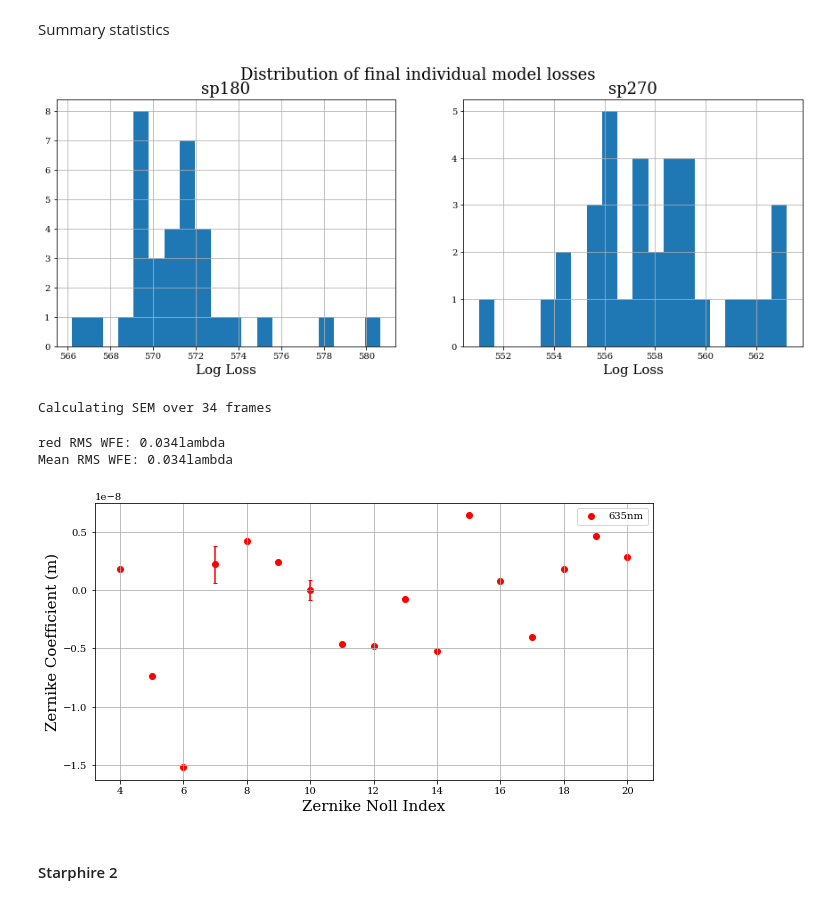
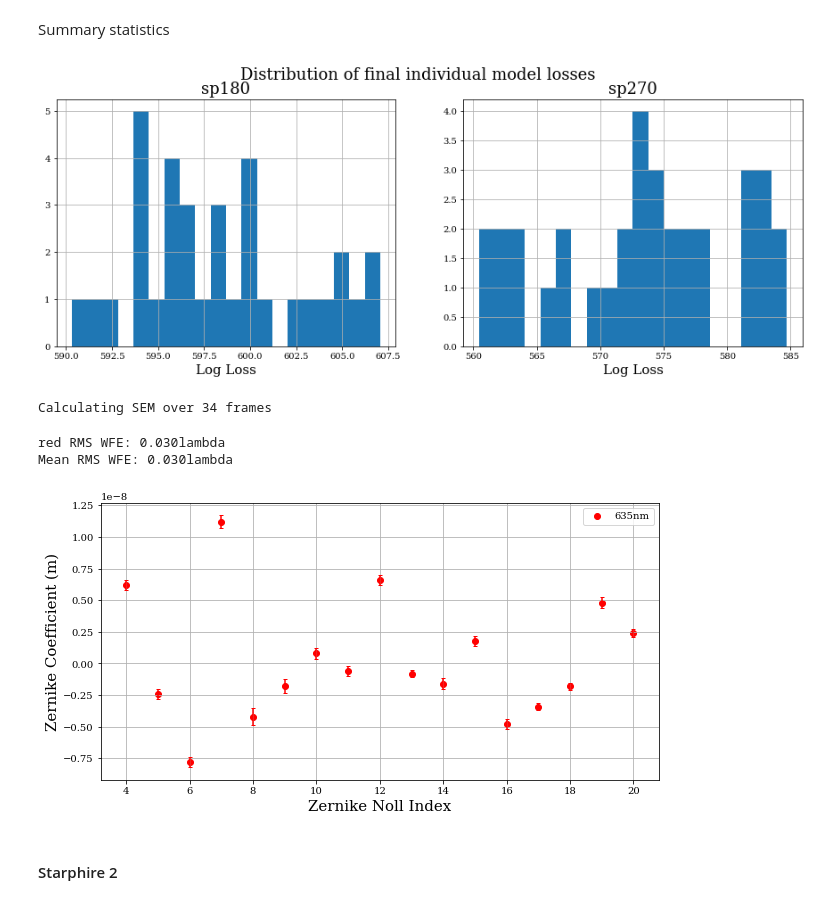
Before and after one commit to TolimanSpace/toliman_dp_design_testing, a Jupyter notebook: Gluing_Characterisation_1_26.ipynb, the cells around one changed output. Cells and saved outputs as stored; diff of their text form; code cells hidden in the pictures.

```diff
--- a/Gluing_Characterisation_1_26.ipynb
+++ b/Gluing_Characterisation_1_26.ipynb
@@ -157,7 +157,7 @@ We have an imperfect system. Load in the system aberrations (calculated using Sy
 # %%
 # would have to run new sys analysis on flipped data
 # f_aberr = "data/spider/retrieval_results/16_09_mean_coeffs_combined.npy"
-f_aberr = "data/spider/retrieval_results/08_01_2026/system_coeffs_dict.pkl"
+f_aberr = "data/spider/retrieval_results/12_01_2026/system_coeffs_dict.pkl"
 
 syst_noll = jnp.arange(4, 15) # only first 14 Zernike modes (excluding piston and tip/tilt) are used to classify syst aberrations
 # syst_coeffs = jnp.load(f_aberr)
@@ -251,7 +251,7 @@ Text(0.5, 1.0, 'Spider 180')
 #### Starphire 1
 # %%
 # Location on detector
-row_start, col_start = 1810, 3312 # Start coord of window on det where data was taken
+row_start, col_start = 1840, 3340 # Start coord of window on det where data was taken
 row_len, col_len = 150, 148   # window size of recorded data
 
 alpha_cropped = jnp.flip(alpha[row_start:row_start+row_len, col_start:col_start+col_len])
@@ -262,8 +262,8 @@ gamma_cropped = jnp.flip(gamma[row_start:row_start+row_len, col_start:col_start+
 img_fnames = [
     # "non_glued/14_04_2025/14_04_0deg_green_80us_0gain_img_stack_batch_0.npy",
     # "non_glued/14_04_2025/14_04_90deg_green_80us_0gain_img_stack_batch_0.npy",
-    "non_glued/08_01_2026/08_01_2026_plate#3_0deg_red_173us_0gain_img_stack_batch_0.npy",
-    "non_glued/08_01_2026/08_01_2026_plate#3_90deg_red173us_0gain_img_stack_batch_0.npy",
+    "non_glued/12_01_2026/12_01_2026_plate#3_0deg_red_173us_0gain_Xoff3340_Yoff1840_img_stack_batch_0.npy",
+    "non_glued/12_01_2026/12_01_2026_plate#3_90deg_red_173us_0gain_Xoff3340_Yoff1840_img_stack_batch_0.npy",
 
 ]
 labels = [
@@ -275,8 +275,8 @@ labels = [
 bckgnd_fnames = [
     # "non_glued/14_04_2025/14_04_0deg_green_bckgnd_80us_0gain_img_stack_batch_0.npy",
     # "non_glued/14_04_2025/14_04_plate2_90deg_green_bckgnd_80us_0gain_img_stack_batch_0.npy",
-    "non_glued/08_01_2026/08_01_2026_plate#3_0deg_red_bckgnd173us_0gain_img_stack_batch_0.npy",
-    "non_glued/08_01_2026/08_01_2026_plate#3_90deg_red_bckgnd173us_0gain_img_stack_batch_0.npy",
+    # "non_glued/12_01_2026/08_01_2026_plate#3_0deg_red_bckgnd173us_0gain_img_stack_batch_0.npy",
+    # "non_glued/12_01_2026/08_01_2026_plate#3_90deg_red_bckgnd173us_0gain_img_stack_batch_0.npy",
 ]
 
 imgs = jnp.asarray([np.flip(np.load(data_dir+img_fname)) for img_fname in img_fnames])
@@ -285,7 +285,7 @@ step_sz = int(imgs[0].shape[0]/n_frames) # step size for frames (equally spaced
 
 bckgnds = jnp.asarray([np.mean(np.flip(np.load(data_dir+bckgnd_fname)),axis=0) for bckgnd_fname in bckgnd_fnames])  # single bck
 # %%
-save_dir = "data/non_glued/08_01_2026/"
+save_dir = "data/non_glued/12_01_2026/"
 if not os.path.exists(save_dir):
     os.makedirs(save_dir)
 elif len(os.listdir(save_dir)) != 0:
@@ -394,7 +394,7 @@ optimisation_manager = JointOptimManager(optim_managers=OMS,
                                         jointly_fit_params=["aperture.coefficients"], # coefficients should be same over time over both spider orientations
                                         )
 # %%
-optimisation_manager.run_optimisation(num_steps=1500)
+optimisation_manager.run_optimisation(num_steps=1000)
 # %%
 filenames = [save_dir+plate_name+"_red_0deg_stored_params_dict.pkl", save_dir+plate_name+"_red_90deg_stored_params_dict.pkl"]
 optimisation_manager.save_stored_params(filenames=filenames)
@@ -534,7 +534,7 @@ for i, stored_params_dict in enumerate(config_stored_params):
     plt.grid()
     it +=1
 # %% [output]
-[figure, old version]
+[figure, new version]
 # %%
 # calc CRLB and save coeffs + associated uncertainties
 # called AFTER optimisation (i.e. evaluated at MLE)
@@ -557,37 +561,37 @@ stored_coeffs = pickle.load(open(save_dir +plate_name+ "_red_coeffs_dict.pkl",'r
 mean, stdev = stored_coeffs["value"], stored_coeffs["SEM"]
 
 plt.figure(figsize=(10,5))
 wf_errs = []
 labels = ['red']
 stdevs = [stdev]
 for i,coeffs in enumerate([mean]):
 
     if 'red' in labels[i]:
         wl = red_laser_wl
         colour = 'r'
     elif 'green' in labels[i]:
         wl = green_laser_wl
         colour = 'g'
     else:
         ValueError("Unknown Wavelength")
 
     plt.scatter(zernike_indicies, coeffs, label=str(round(wl*1e9))+"nm", c=colour)
-    plt.errorbar(zernike_indicies, coeffs, yerr=stdevs[i],ecolor=colour, capsize=2,linestyle='')
+    plt.errorbar(zernike_indicies, coeffs, yerr=stdevs[i]/2,ecolor=colour, capsize=2,linestyle='')
     RMS_wf_err = ((coeffs**2).sum())**0.5
 
     print("{} RMS WFE: {:.3f}lambda".format(labels[i], RMS_wf_err/wl))
     wf_errs.append(RMS_wf_err/wl)
 
 plt.xlabel("Zernike Noll Index")
 plt.ylabel("Zernike Coefficient (m)")
 plt.grid()
 plt.legend()
 
 print("Mean RMS WFE: {:.3f}lambda".format(np.mean(wf_errs)))
 # %% [output]
-red RMS WFE: 0.034lambda
-Mean RMS WFE: 0.034lambda
+red RMS WFE: 0.030lambda
+Mean RMS WFE: 0.030lambda
-[figure, old version]
+[figure, new version]
 # %% [markdown]
 #### Starphire 2
 # %%
```
Also changed, not shown: parts of 17 cells of this notebook, 4 other files.
